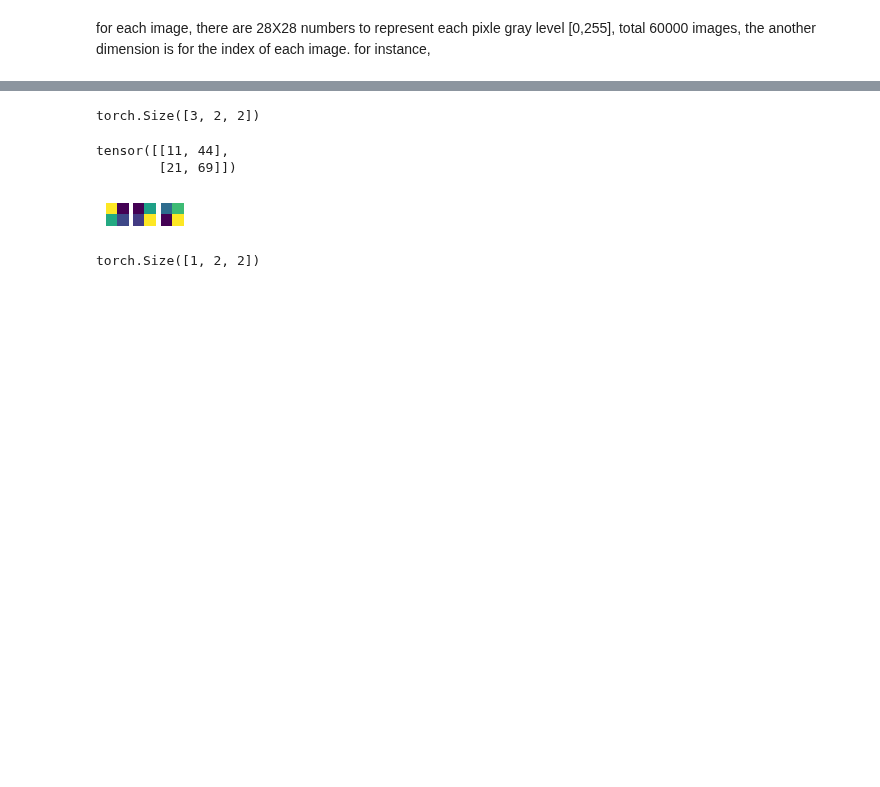
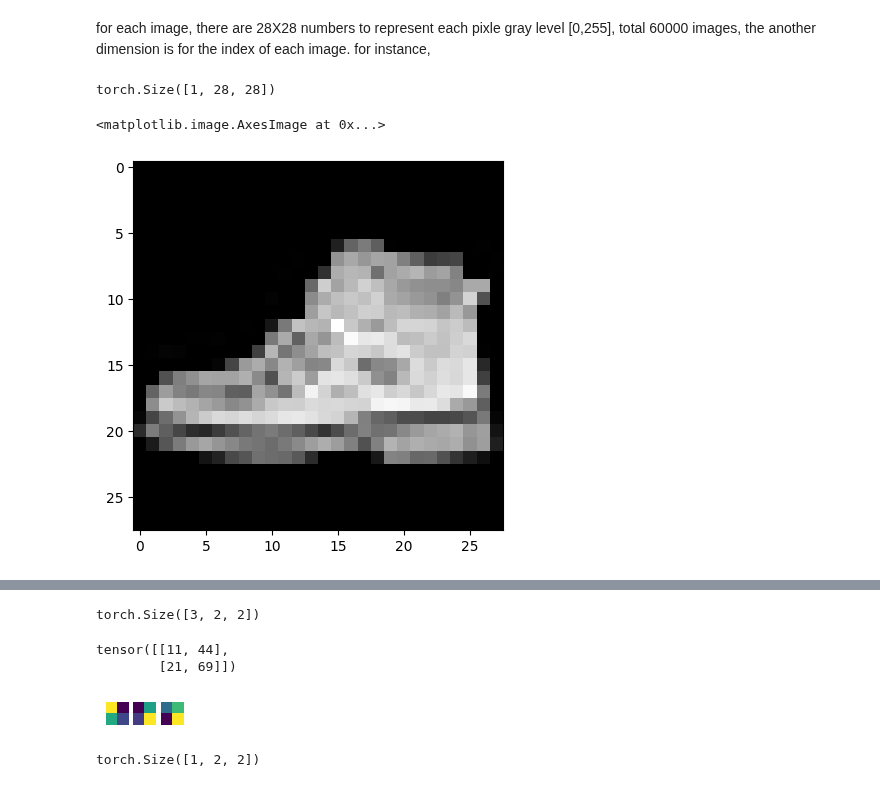
Before and after one commit to weip2008/LearnTorch, a Jupyter notebook: doc/torchBasics.ipynb, the cells around one changed output, grey strips where cells are left out. Drawn from its saved outputs; the diff is of its cells as text; code cells hidden in the pictures; blank space fills up the shorter version.

```diff
--- a/doc/torchBasics.ipynb
+++ b/doc/torchBasics.ipynb
@@ -151,14 +151,14 @@ from torch.utils.data import DataLoader
 training_data = datasets.FashionMNIST(
     root="data",
     train=True,
-    download=True,
+    download=False,
     transform=ToTensor()
 )
 
 test_data = datasets.FashionMNIST(
     root="data",
     train=False,
-    download=True,
+    download=False,
     transform=ToTensor()
 )
 
@@ -224,2 +224,11 @@ torch.Size([1, 28, 28]) tensor([[[0.0000, 0.0000, 0.0000, 0.0000, 0.0000, 0.0000
 # %% [markdown]
 for each image, there are 28X28 numbers to represent each pixle gray level [0,255], total 60000 images, the another dimension is for the index of each image. for instance,
+# %%
+img.shape
+# %% [output]
+torch.Size([1, 28, 28])
+# %%
+plt.imshow(img.squeeze(),cmap="gray")
+# %% [output]
+<matplotlib.image.AxesImage at 0x...>
+[figure, added]
```
Also changed, not shown: parts of 3 cells of this notebook, 5 other files.
